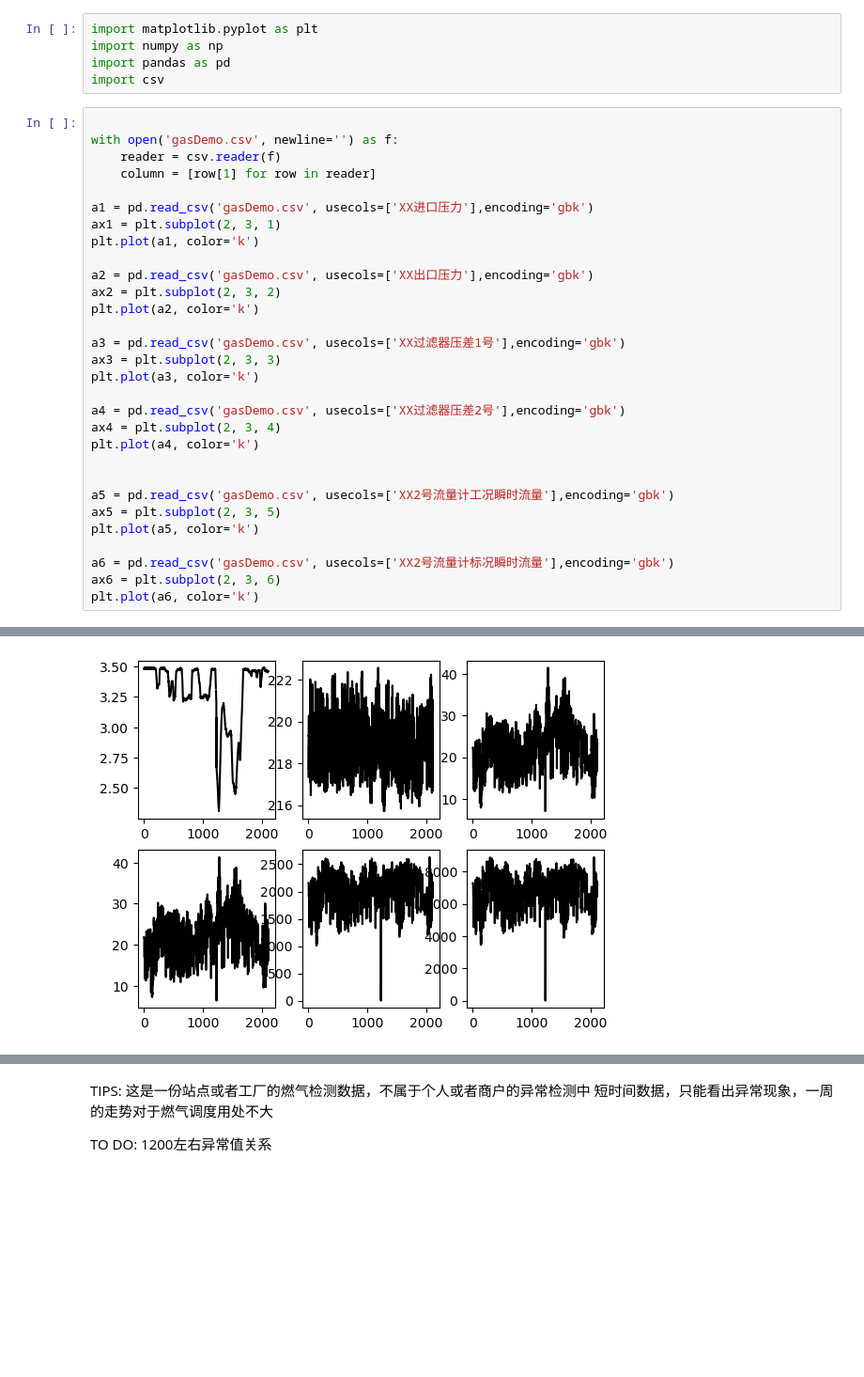
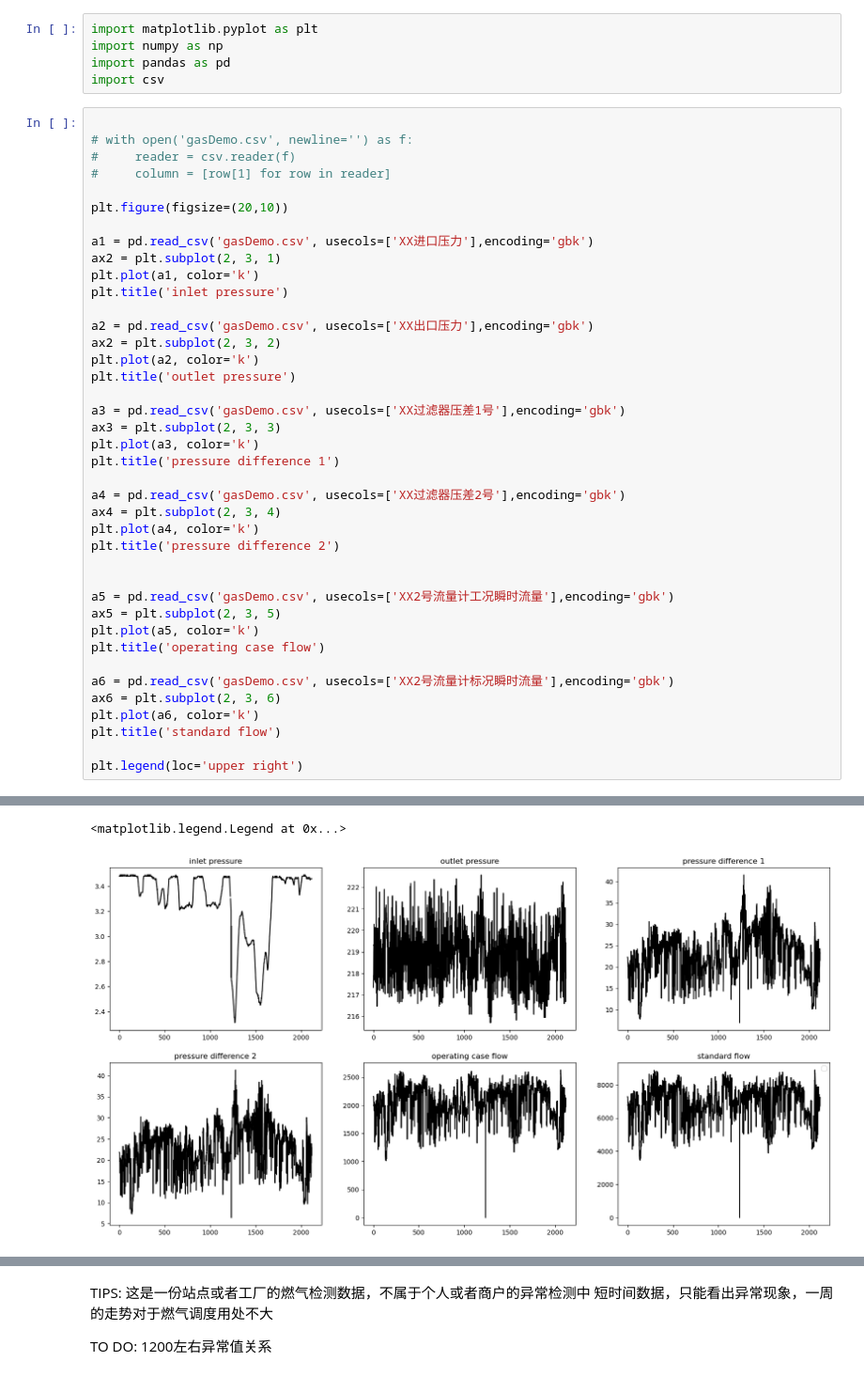
Before and after one commit to Kan19990810/Project, a Jupyter notebook: GasAnalysis/gasAnalysis.ipynb, the cells around one changed output, grey strips where cells are left out. Shown: that part at 94% size. Drawn from its saved outputs; the diff is of its cells as text; blank space fills up the shorter version.

```diff
--- a/GasAnalysis/gasAnalysis.ipynb
+++ b/GasAnalysis/gasAnalysis.ipynb
@@ -5,32 +5,42 @@ import pandas as pd
 import csv
 # %%
 
-with open('gasDemo.csv', newline='') as f:
-    reader = csv.reader(f)
-    column = [row[1] for row in reader]
+# with open('gasDemo.csv', newline='') as f:
+#     reader = csv.reader(f)
+#     column = [row[1] for row in reader]
+
+plt.figure(figsize=(20,10))
 
 a1 = pd.read_csv('gasDemo.csv', usecols=['XX进口压力'],encoding='gbk')
-ax1 = plt.subplot(2, 3, 1)
+ax2 = plt.subplot(2, 3, 1)
 plt.plot(a1, color='k')
+plt.title('inlet pressure')
 
 a2 = pd.read_csv('gasDemo.csv', usecols=['XX出口压力'],encoding='gbk')
 ax2 = plt.subplot(2, 3, 2)
 plt.plot(a2, color='k')
+plt.title('outlet pressure')
 
 a3 = pd.read_csv('gasDemo.csv', usecols=['XX过滤器压差1号'],encoding='gbk')
 ax3 = plt.subplot(2, 3, 3)
 plt.plot(a3, color='k')
+plt.title('pressure difference 1')
 
 a4 = pd.read_csv('gasDemo.csv', usecols=['XX过滤器压差2号'],encoding='gbk')
 ax4 = plt.subplot(2, 3, 4)
 plt.plot(a4, color='k')
+plt.title('pressure difference 2')
 
 
 a5 = pd.read_csv('gasDemo.csv', usecols=['XX2号流量计工况瞬时流量'],encoding='gbk')
 ax5 = plt.subplot(2, 3, 5)
 plt.plot(a5, color='k')
+plt.title('operating case flow')
 
 a6 = pd.read_csv('gasDemo.csv', usecols=['XX2号流量计标况瞬时流量'],encoding='gbk')
 ax6 = plt.subplot(2, 3, 6)
 plt.plot(a6, color='k')
+plt.title('standard flow')
+
+plt.legend(loc='upper right')
 # %% [output]
@@ -38 +48,2 @@ plt.plot(a6, color='k')
+<matplotlib.legend.Legend at 0x...>
-[figure, old version]
+[figure, new version]
```
Also changed, not shown: parts of 4 cells of this notebook.
